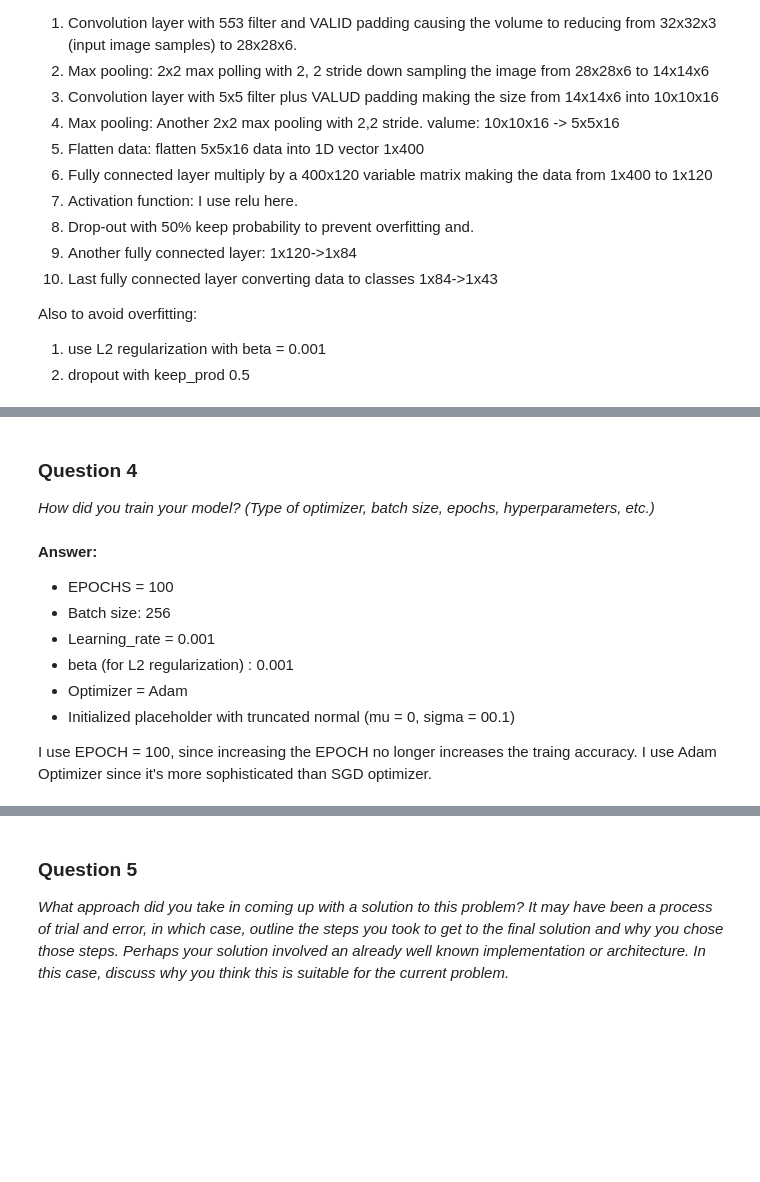
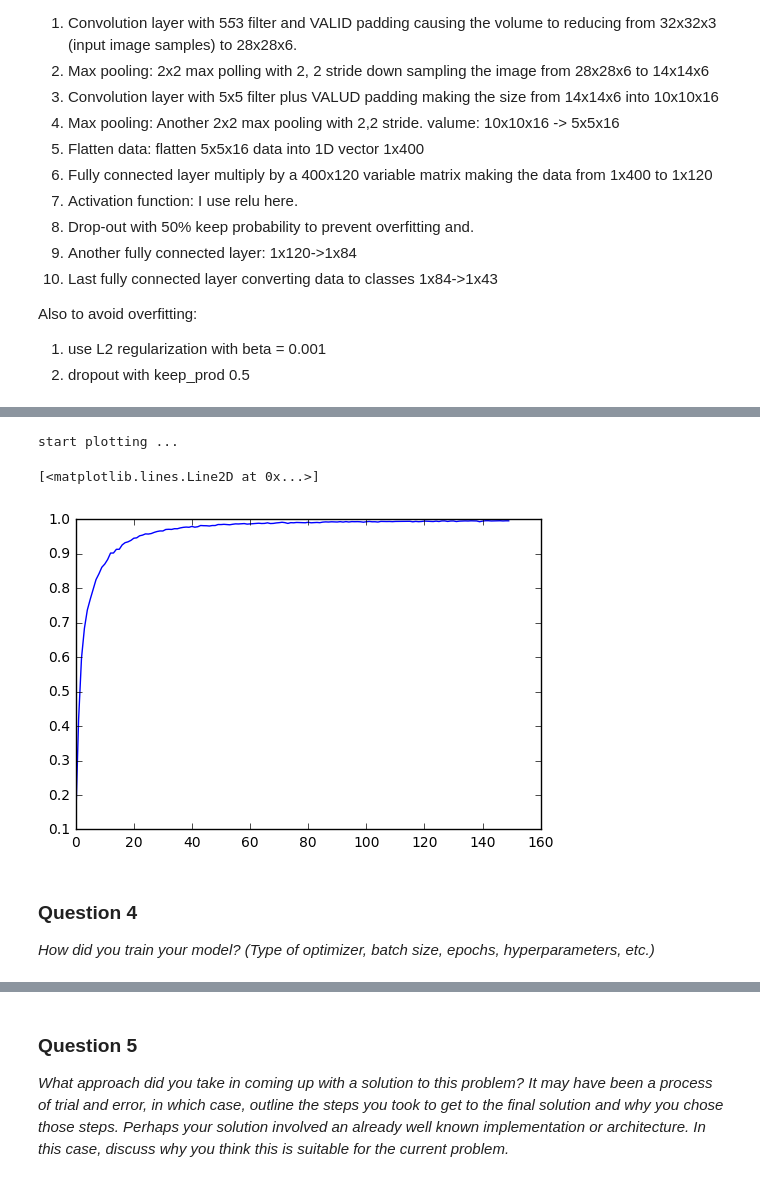
Before and after one commit to kuonanhong/CarND-Traffic-Sign-Classifier-Project, a Jupyter notebook: Traffic_Sign_Classifier.ipynb, the cells around one changed output, grey strips where cells are left out. Drawn from its saved outputs; the diff is of its cells as text; code cells hidden in the pictures; blank space fills up the shorter version.

```diff
--- a/Traffic_Sign_Classifier.ipynb
+++ b/Traffic_Sign_Classifier.ipynb
@@ -324,11 +326,10 @@ def MyNet(x, keep_prob):
 # Training pipeline
 EPOCHS = 100
 BATCH_SIZE = 128
-rate = 0.001
 
-
-x = tf.placeholder(tf.float32, (None, 32, 32, 3), name='data')
-y = tf.placeholder(tf.int32, (None), name='label')
+x = tf.placeholder(tf.float32, (None, 32, 32, 3), name='x')
+y = tf.placeholder(tf.int32, (None), name='y')
+learn_rate = tf.placeholder(tf.float32, name='learn_rate')
 keep_prob = tf.placeholder(tf.float32, name='keep_prob')
 one_hot_y = tf.one_hot(y, n_classes)
 
@@ -336,7 +337,7 @@ logits = MyNet(x, keep_prob)
 cross_entropy = tf.nn.softmax_cross_entropy_with_logits(logits, one_hot_y)
 loss_operation = tf.reduce_mean(cross_entropy)
 
-optimizer = tf.train.AdamOptimizer(learning_rate=rate)
+optimizer = tf.train.AdamOptimizer(learning_rate=learn_rate)
 training_operation = optimizer.minimize(loss_operation)
 # %%
 # model evaluation
@@ -451,6 +440,9 @@ Also to avoid overfitting:
 
 train_accuracy = []
 saver = tf.train.Saver()
+BATCH_SIZE = 128
+LEARN_RATE = 0.001
+EPOCHS = 150
 
 with tf.Session() as sess:
     print('Start training on full dataset ...')
@@ -465,14 +457,15 @@ with tf.Session() as sess:
                          x: batch_x,
                          y: batch_y,
                          keep_prob: 0.5,
+                         learn_rate: LEARN_RATE,
                      })
 
         t_acc = evaluate(X_train, y_train)
         v_acc = evaluate(X_test, y_test)
         train_accuracy.append(t_acc)
-        if i%10 == 9:
+        if (i+1) % 10 == 0:
             print('Epoch {0},  train accuracy: {1:.4f}, test accuracy: {2:.4f}'.format(i+1, t_acc, v_acc))
-        saver.save(sess, 'full-traindata')
 
-    t_acc = evaluate(X_test, y_test)
-    print('test_accuracy %f' % t_acc)
+    print('saving session')
+    saver.save(sess, 'full-traindata')
+    print('session saved')
@@ -479,18 +490,11 @@ with tf.Session() as sess:
 # %%
 print('start plotting ...')
-plt.plot(train_accuracy, test_accuracy)
+plt.plot(train_accuracy)
+# %% [output]
+start plotting ...
+[<matplotlib.lines.Line2D at 0x...>]
+[figure, added]
 # %% [markdown]
 ### Question 4
 
 _How did you train your model? (Type of optimizer, batch size, epochs, hyperparameters, etc.)_
-# %% [markdown]
-**Answer:**
-
-* EPOCHS = 100
-* Batch size: 256
-* Learning_rate = 0.001
-* beta (for L2 regularization) : 0.001
-* Optimizer = Adam
-* Initialized placeholder with truncated normal (mu = 0, sigma = 00.1)
-
-I use EPOCH = 100, since increasing the EPOCH no longer increases the traing accuracy. I use Adam Optimizer since it's more sophisticated than SGD optimizer.
```
Also changed, not shown: parts of 14 cells of this notebook, 3 other files.
